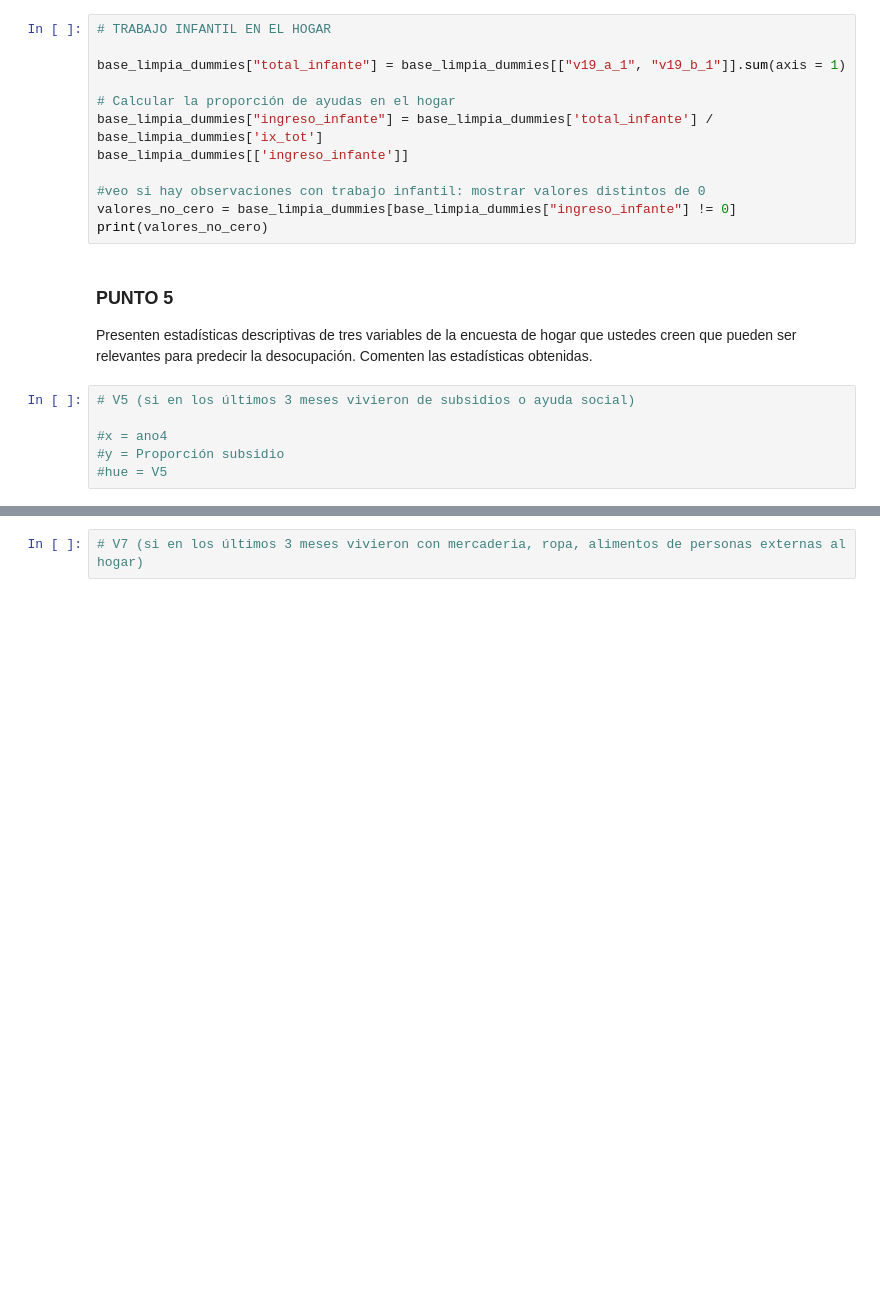
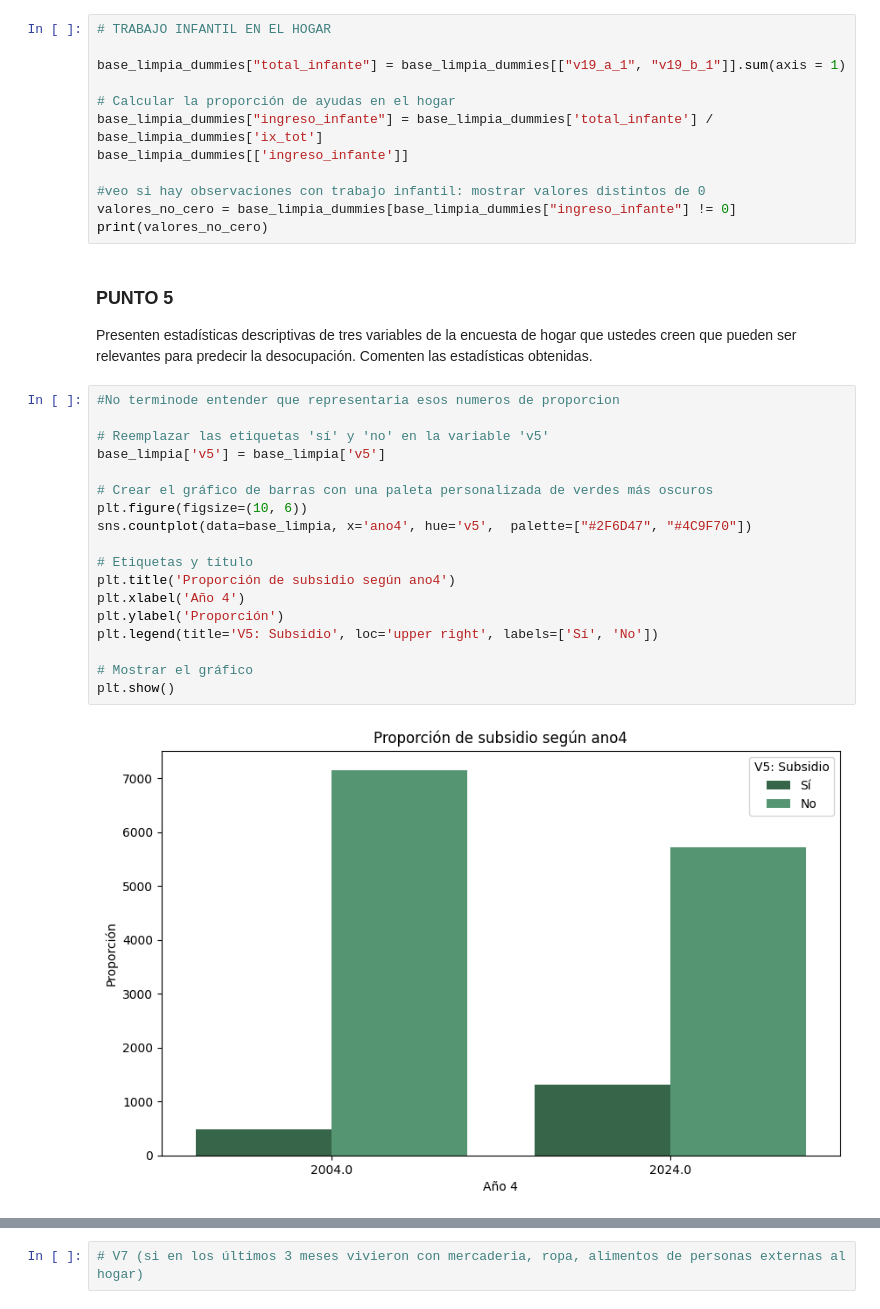
Before and after one commit to AngelaNavajas/CC408-T1-4, a Jupyter notebook: TP4/TP4.ipynb, the cells around one changed output, grey strips where cells are left out. Drawn from its saved outputs; the diff is of its cells as text; blank space fills up the shorter version.

```diff
--- a/TP4/TP4.ipynb
+++ b/TP4/TP4.ipynb
@@ -500,10 +495,24 @@ print(valores_no_cero)
 ### PUNTO 5
 Presenten estadísticas descriptivas de tres variables de la encuesta de hogar que ustedes creen que pueden ser relevantes para predecir la desocupación. Comenten las estadísticas obtenidas.
 # %%
-# V5 (si en los últimos 3 meses vivieron de subsidios o ayuda social)
+#No terminode entender que representaria esos numeros de proporcion
 
-#x = ano4
-#y = Proporción subsidio
-#hue = V5
+# Reemplazar las etiquetas 'sí' y 'no' en la variable 'v5'
+base_limpia['v5'] = base_limpia['v5']
+
+# Crear el gráfico de barras con una paleta personalizada de verdes más oscuros
+plt.figure(figsize=(10, 6))
+sns.countplot(data=base_limpia, x='ano4', hue='v5',  palette=["#2F6D47", "#4C9F70"])
+
+# Etiquetas y título
+plt.title('Proporción de subsidio según ano4')
+plt.xlabel('Año 4')
+plt.ylabel('Proporción')
+plt.legend(title='V5: Subsidio', loc='upper right', labels=['Sí', 'No'])
+
+# Mostrar el gráfico
+plt.show()
+# %% [output]
+[figure, added]
 # %%
 # V6 (si en los últimos 3 meses vivieron con mercaderia, ropa, alimentos del gobierno, iglesias, etc)
```
Also changed, not shown: parts of 6 cells of this notebook.
